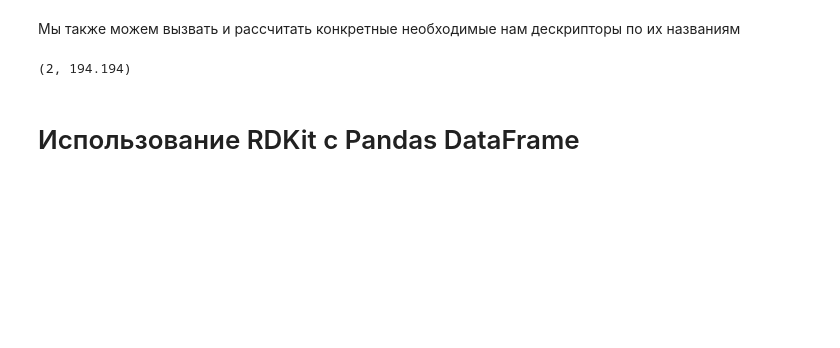
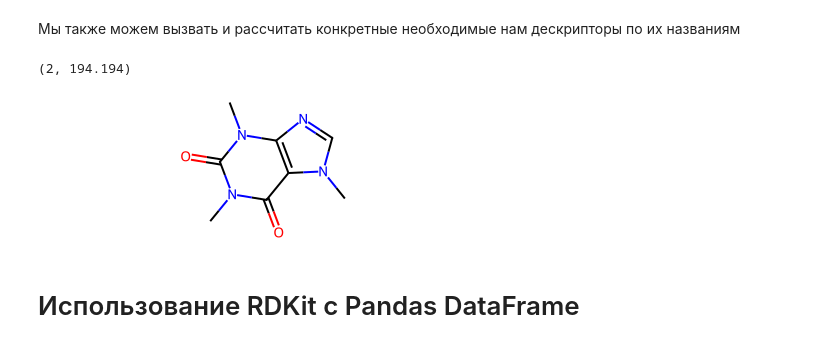
Before and after one commit to makSShandybo/IGIC_edu, a Jupyter notebook: sem_2/Descriptors_and_FPs_upd.ipynb, the cells around one changed output. Drawn from its saved outputs; the diff is of its cells as text; code cells hidden in the pictures; blank space fills up the shorter version.

```diff
--- a/sem_2/Descriptors_and_FPs_upd.ipynb
+++ b/sem_2/Descriptors_and_FPs_upd.ipynb
@@ -252,6 +288,10 @@ descriptors = calc.CalcDescriptors(Chem.MolFromSmiles(sm))
 descriptors
 # %% [output]
 (2, 194.194)
+# %%
+mol
+# %% [output]
+[figure, added]
 # %% [markdown]
 # Использование RDKit с Pandas DataFrame
 # %%
```
Also changed, not shown: parts of 12 cells of this notebook, 2 other files.
